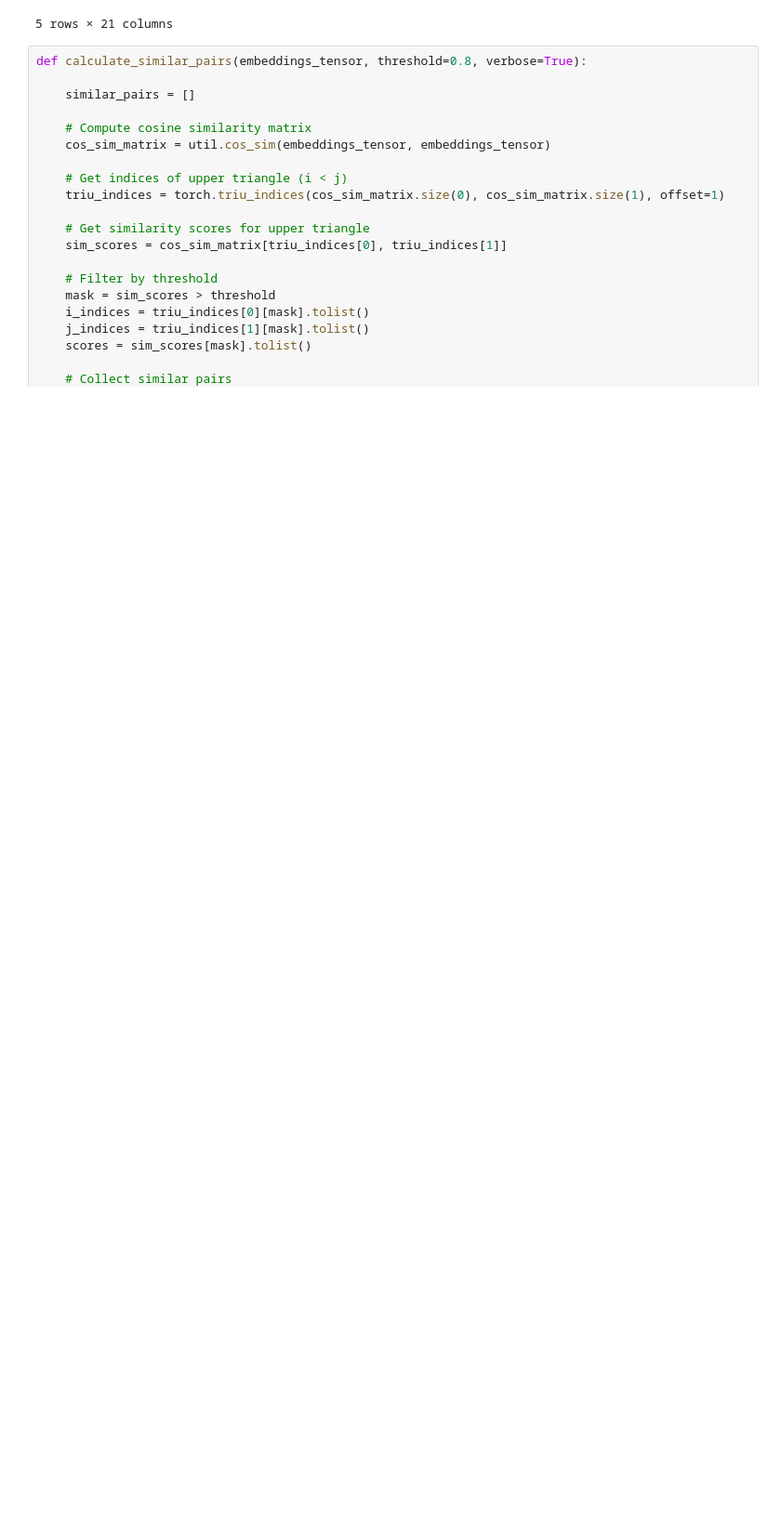
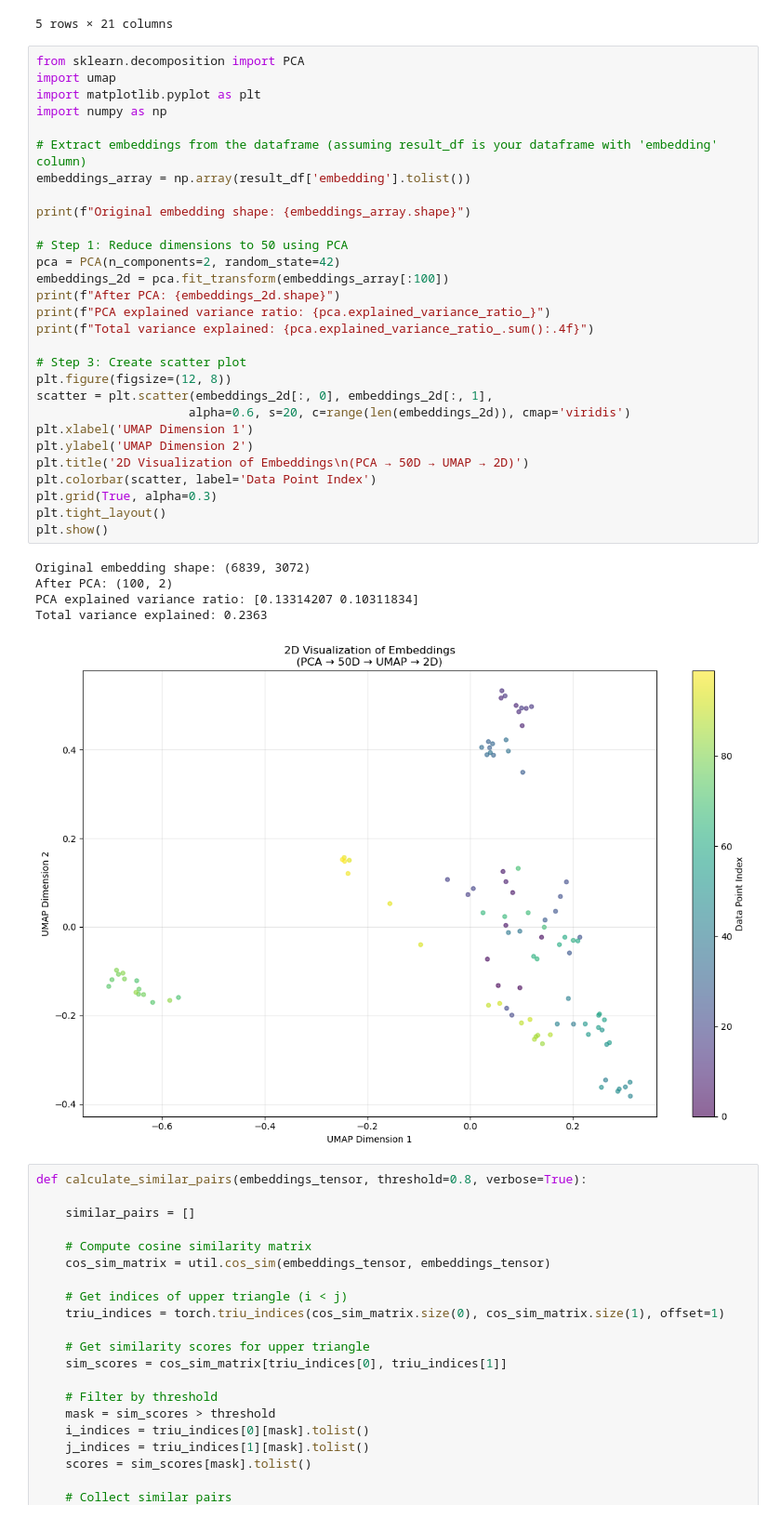
Before and after one commit to olliglorioso/vtt-innovation-duplication, a Jupyter notebook: main.ipynb, the cells around one changed output. Shown: that part at 93% size. Saved outputs shown, nothing was run; the diff lists cells and outputs as text; blank space fills up the shorter version.

```diff
--- a/main.ipynb
+++ b/main.ipynb
@@ -66,6 +66,41 @@ result_df.head()
 | 3 | 3 | VTT4 | FI01111693 | Data-Driven Bioeconomy project is... | Data-Driven Bioeconomy project | Innovation | ... |
 | 4 | 4 | VTT4 | FI01111693 | Data-Driven Bioeconomy project's ... | Data-Driven Bioeconomy project | Innovation | ... |
 5 rows × 21 columns
+# %%
+from sklearn.decomposition import PCA
+import umap
+import matplotlib.pyplot as plt
+import numpy as np
+
+# Extract embeddings from the dataframe (assuming result_df is your dataframe with 'embedding' column)
+embeddings_array = np.array(result_df['embedding'].tolist())
+
+print(f"Original embedding shape: {embeddings_array.shape}")
+
+# Step 1: Reduce dimensions to 50 using PCA
+pca = PCA(n_components=2, random_state=42)
+embeddings_2d = pca.fit_transform(embeddings_array[:100])
+print(f"After PCA: {embeddings_2d.shape}")
+print(f"PCA explained variance ratio: {pca.explained_variance_ratio_}")
+print(f"Total variance explained: {pca.explained_variance_ratio_.sum():.4f}")
+
+# Step 3: Create scatter plot
+plt.figure(figsize=(12, 8))
+scatter = plt.scatter(embeddings_2d[:, 0], embeddings_2d[:, 1],
+                     alpha=0.6, s=20, c=range(len(embeddings_2d)), cmap='viridis')
+plt.xlabel('UMAP Dimension 1')
+plt.ylabel('UMAP Dimension 2')
+plt.title('2D Visualization of Embeddings\n(PCA → 50D → UMAP → 2D)')
+plt.colorbar(scatter, label='Data Point Index')
+plt.grid(True, alpha=0.3)
+plt.tight_layout()
+plt.show()
+# %% [output]
+Original embedding shape: (6839, 3072)
+After PCA: (100, 2)
+PCA explained variance ratio: [0.13314207 0.10311834]
+Total variance explained: 0.2363
+[figure, added]
 # %%
 def calculate_similar_pairs(embeddings_tensor, threshold=0.8, verbose=True):
 
```
